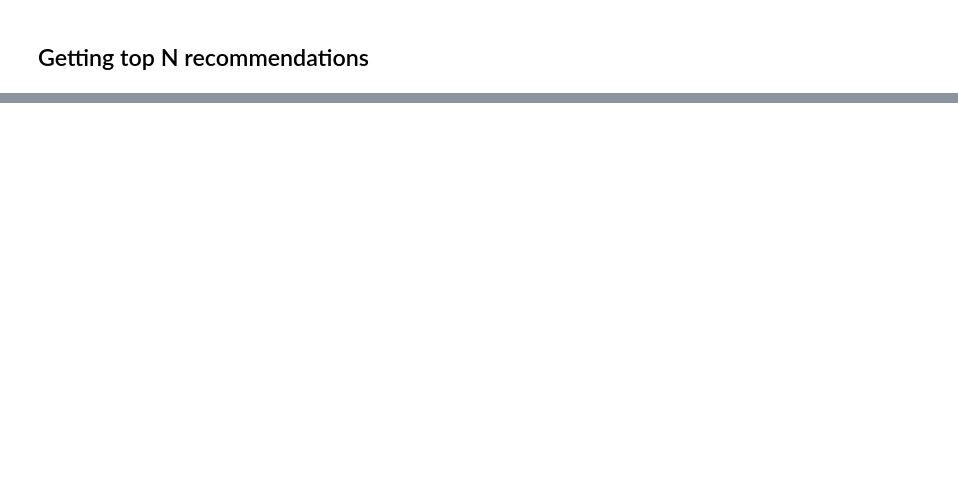
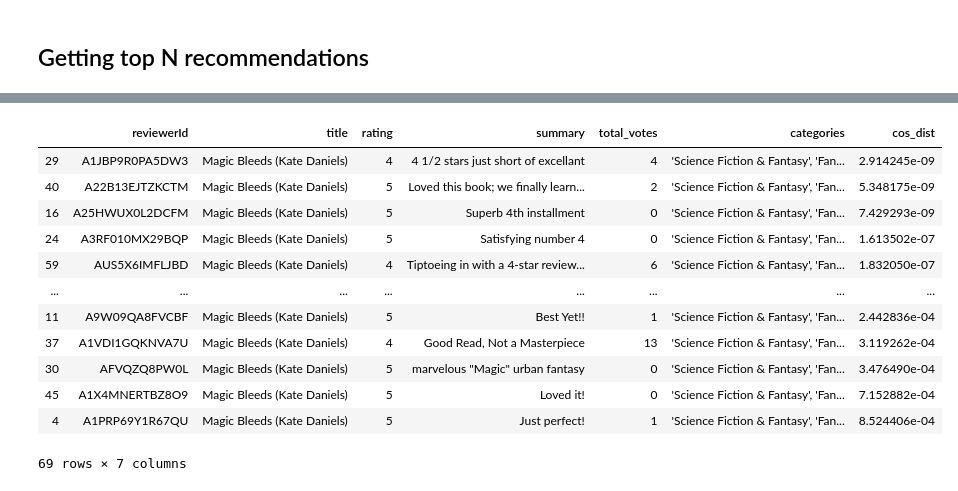
Before and after one commit to sangeethaveluru3/book-review-recommender, a Jupyter notebook: recommender_systems/baseline_only_rec_system.ipynb, the cells around one changed output, grey strips where cells are left out. Saved outputs shown, nothing was run; the diff lists cells and outputs as text; code cells hidden in the pictures; blank space fills up the shorter version.

```diff
--- a/recommender_systems/baseline_only_rec_system.ipynb
+++ b/recommender_systems/baseline_only_rec_system.ipynb
@@ -192,0 +347,17 @@ full_pred_df.loc[user,item]
+# %%
+#The order of the reviews after ordering according to user similarities
+after
+# %% [output]
+|  | reviewerId | title | rating | summary | total_votes | categories | cos_dist |
+| 29 | A1JBP9R0PA5DW3 | Magic Bleeds (Kate Daniels) | 4 | 4 1/2 stars just short of excellant | 4 | 'Science Fiction & Fantasy', 'Fan... | 2.914245e-09 |
+| 40 | A22B13EJTZKCTM | Magic Bleeds (Kate Daniels) | 5 | Loved this book; we finally learn... | 2 | 'Science Fiction & Fantasy', 'Fan... | 5.348175e-09 |
+| 16 | A25HWUX0L2DCFM | Magic Bleeds (Kate Daniels) | 5 | Superb 4th installment | 0 | 'Science Fiction & Fantasy', 'Fan... | 7.429293e-09 |
+| 24 | A3RF010MX29BQP | Magic Bleeds (Kate Daniels) | 5 | Satisfying number 4 | 0 | 'Science Fiction & Fantasy', 'Fan... | 1.613502e-07 |
+| 59 | AUS5X6IMFLJBD | Magic Bleeds (Kate Daniels) | 4 | Tiptoeing in with a 4-star review... | 6 | 'Science Fiction & Fantasy', 'Fan... | 1.832050e-07 |
+| ... | ... | ... | ... | ... | ... | ... | ... |
+| 11 | A9W09QA8FVCBF | Magic Bleeds (Kate Daniels) | 5 | Best Yet!! | 1 | 'Science Fiction & Fantasy', 'Fan... | 2.442836e-04 |
+| 37 | A1VDI1GQKNVA7U | Magic Bleeds (Kate Daniels) | 4 | Good Read, Not a Masterpiece | 13 | 'Science Fiction & Fantasy', 'Fan... | 3.119262e-04 |
+| 30 | AFVQZQ8PW0L | Magic Bleeds (Kate Daniels) | 5 | marvelous "Magic" urban fantasy | 0 | 'Science Fiction & Fantasy', 'Fan... | 3.476490e-04 |
+| 45 | A1X4MNERTBZ8O9 | Magic Bleeds (Kate Daniels) | 5 | Loved it! | 0 | 'Science Fiction & Fantasy', 'Fan... | 7.152882e-04 |
+| 4 | A1PRP69Y1R67QU | Magic Bleeds (Kate Daniels) | 5 | Just perfect! | 1 | 'Science Fiction & Fantasy', 'Fan... | 8.524406e-04 |
+69 rows × 7 columns
```
Also changed, not shown: parts of 46 cells of this notebook, 5 other files.
